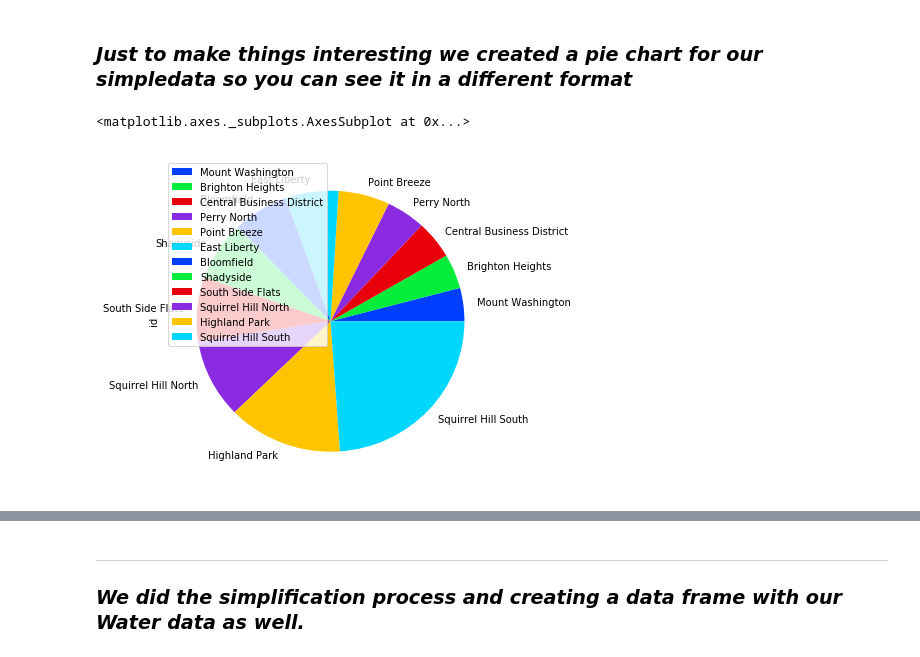
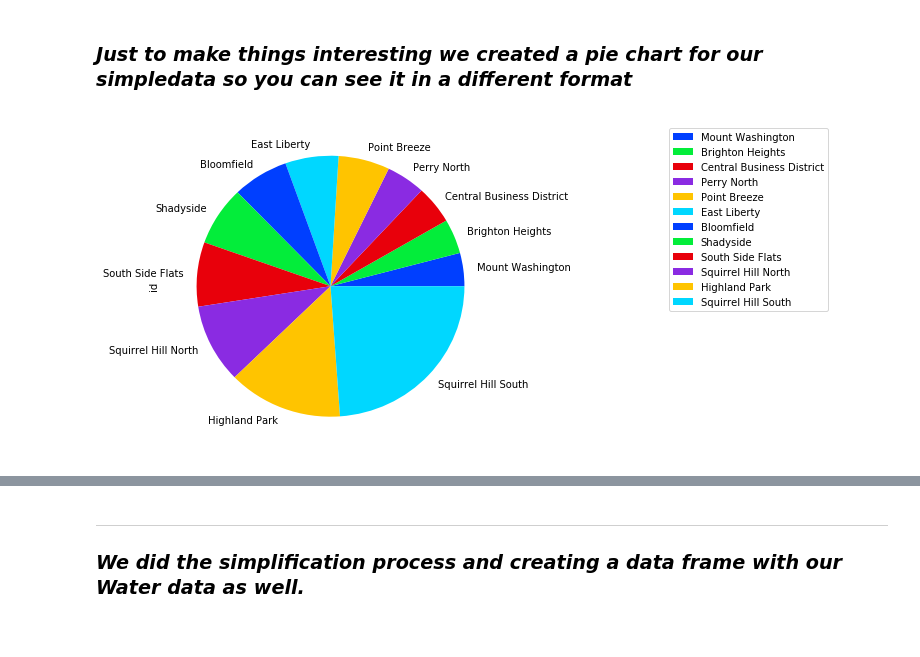
Before and after one commit to Garcia-Bela/FinalLabProject, a Jupyter notebook: TheProof.ipynb, the cells around one changed output, grey strips where cells are left out. Drawn from its saved outputs; the diff is of its cells as text; code cells hidden in the pictures.

Commit message:
Fixed Pie Graphs

```diff
--- a/TheProof.ipynb
+++ b/TheProof.ipynb
@@ -139,9 +139,9 @@ simple_treedisplay
 ### ***Just to make things interesting we created a pie chart for our simpledata so you can see it in a different format***
 # %%
 simple_treedisplay.plot.pie(y='id', figsize=(6,6))
+plt.legend(bbox_to_anchor=(2,1));
 # %% [output]
-<matplotlib.axes._subplots.AxesSubplot at 0x...>
-[figure, old version]
+[figure, new version]
 # %% [markdown]
 ![alt text](https://media.giphy.com/media/yFWUUCVeZ0ttS/giphy.gif "EARTH")
 # %% [markdown]
```
Also changed, not shown: parts of 4 cells of this notebook.
